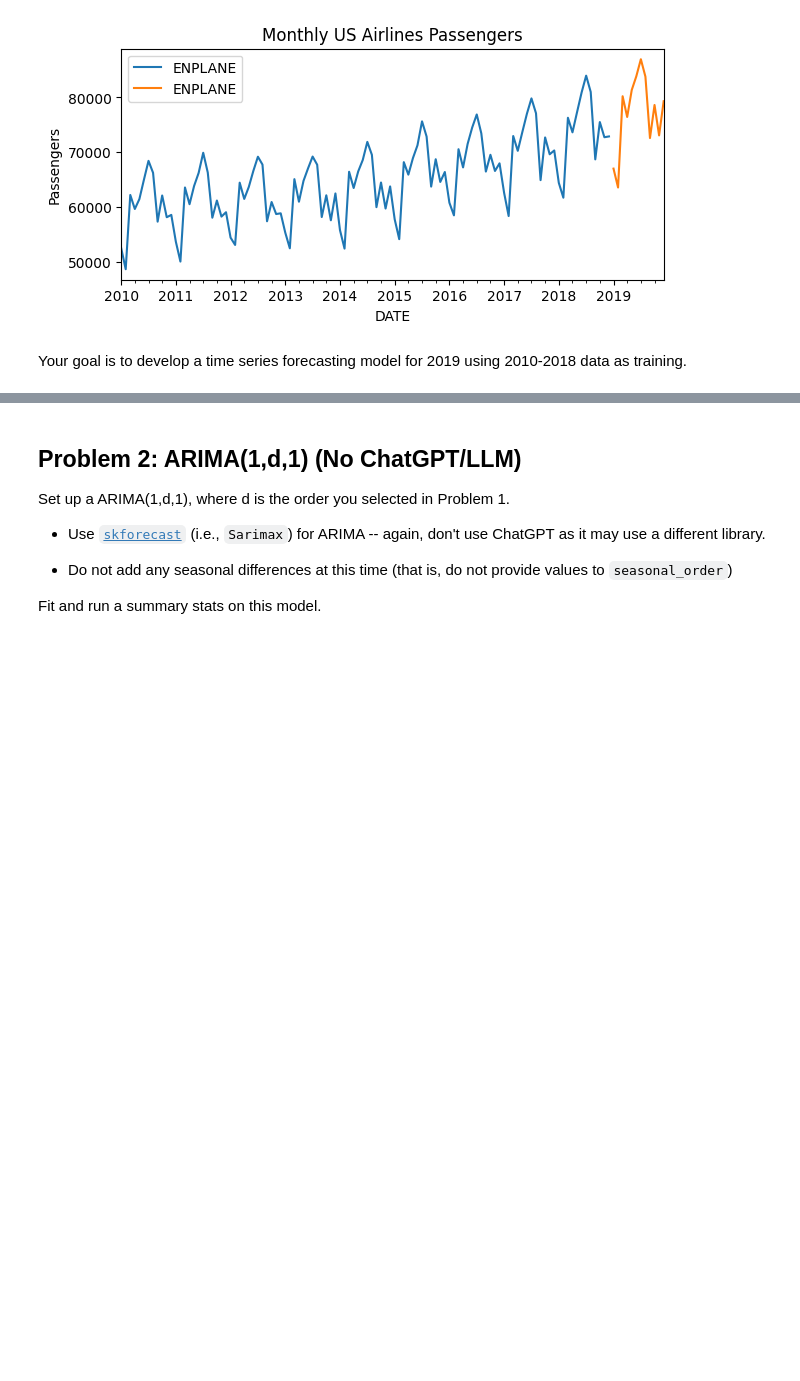
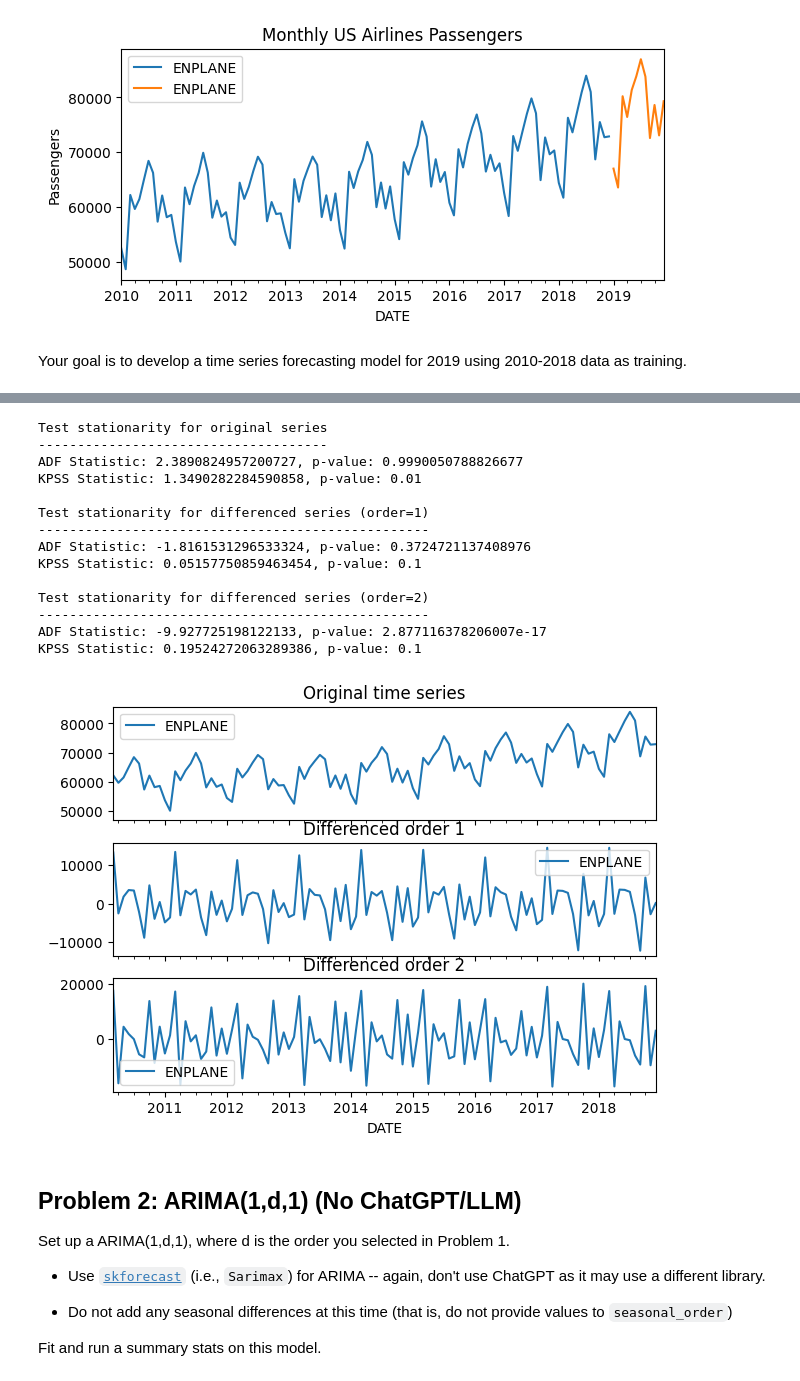
Before and after one commit to neal-logan/dsba6211-summer2024, a Jupyter notebook: notebooks/dsba6211_summer2024_lab7.ipynb, the cells around one changed output, grey strips where cells are left out. Cells and saved outputs as stored; diff of their text form; code cells hidden in the pictures; blank space fills up the shorter version.

```diff
--- a/notebooks/dsba6211_summer2024_lab7.ipynb
+++ b/notebooks/dsba6211_summer2024_lab7.ipynb
@@ -96 +138,51 @@ You do not need to run any statistical tests, but you can if you want further ev
+# %%
+# Test stationarity
+# ==============================================================================
+warnings.filterwarnings("ignore")
+
+print('Test stationarity for original series')
+print('-------------------------------------')
+adfuller_result = adfuller(data_train)
+kpss_result = kpss(data_train)
+print(f'ADF Statistic: {adfuller_result[0]}, p-value: {adfuller_result[1]}')
+print(f'KPSS Statistic: {kpss_result[0]}, p-value: {kpss_result[1]}')
+
+print('\nTest stationarity for differenced series (order=1)')
+print('--------------------------------------------------')
+adfuller_result = adfuller(data_diff_1)
+kpss_result = kpss(data_train.diff().dropna())
+print(f'ADF Statistic: {adfuller_result[0]}, p-value: {adfuller_result[1]}')
+print(f'KPSS Statistic: {kpss_result[0]}, p-value: {kpss_result[1]}')
+
+print('\nTest stationarity for differenced series (order=2)')
+print('--------------------------------------------------')
+adfuller_result = adfuller(data_diff_2)
+kpss_result = kpss(data_train.diff().diff().dropna())
+print(f'ADF Statistic: {adfuller_result[0]}, p-value: {adfuller_result[1]}')
+print(f'KPSS Statistic: {kpss_result[0]}, p-value: {kpss_result[1]}')
+
+warnings.filterwarnings("default")
+
+# Plot series
+# ==============================================================================
+fig, axs = plt.subplots(nrows=3, ncols=1, figsize=(7, 5), sharex=True)
+data_train.plot(ax=axs[0], title='Original time series')
+data_diff_1.plot(ax=axs[1], title='Differenced order 1')
+data_diff_2.plot(ax=axs[2], title='Differenced order 2');
+# %% [output]
+Test stationarity for original series
+-------------------------------------
+ADF Statistic: 2.3890824957200727, p-value: 0.9990050788826677
+KPSS Statistic: 1.3490282284590858, p-value: 0.01
+
+Test stationarity for differenced series (order=1)
+--------------------------------------------------
+ADF Statistic: -1.8161531296533324, p-value: 0.3724721137408976
+KPSS Statistic: 0.05157750859463454, p-value: 0.1
+
+Test stationarity for differenced series (order=2)
+--------------------------------------------------
+ADF Statistic: -9.927725198122133, p-value: 2.877116378206007e-17
+KPSS Statistic: 0.19524272063289386, p-value: 0.1
+[figure, added]
 # %% [markdown]
```
Also changed, not shown: parts of 9 cells of this notebook.
